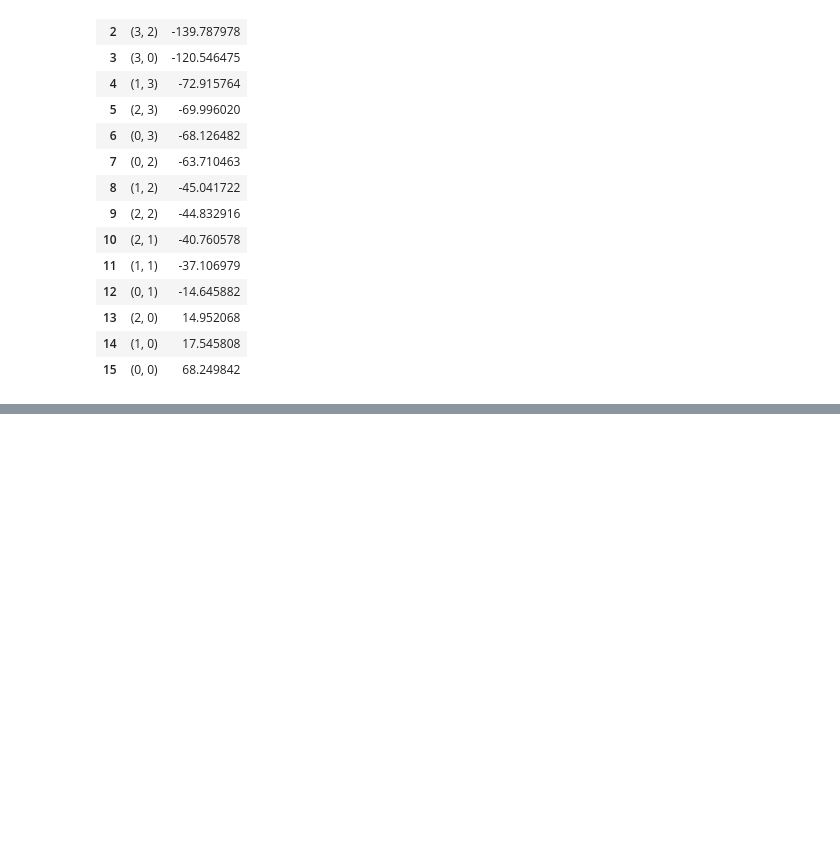
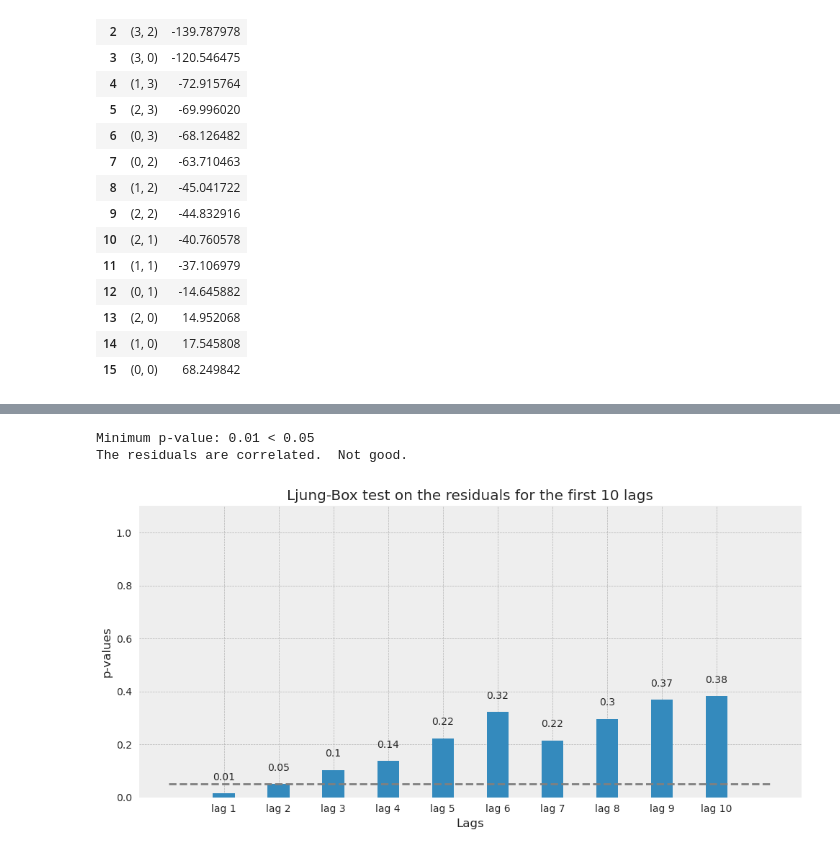
Before and after one commit to omdgit/AppliedTimeSeriesAnalysisWithPython, a Jupyter notebook: my work/HOTSAP_ARIMA.ipynb, the cells around one changed output, grey strips where cells are left out. Saved outputs shown, nothing was run; the diff lists cells and outputs as text; code cells hidden in the pictures; blank space fills up the shorter version.

```diff
--- a/my work/HOTSAP_ARIMA.ipynb
+++ b/my work/HOTSAP_ARIMA.ipynb
@@ -272,3 +279,10 @@ Warnings:
+# %%
+# models_residuals = res.resid
+tt.ljungbox(res.resid)
+# %% [output]
+Minimum p-value: 0.01 < 0.05
+The residuals are correlated.  Not good.
+[figure, added]
 # %%
 best_model = SARIMAX(data['data'], order=(6,1,3), simple_differencing=False)
 res = best_model.fit(disp=False)
```
Also changed, not shown: parts of 9 cells of this notebook, 1 other file.
